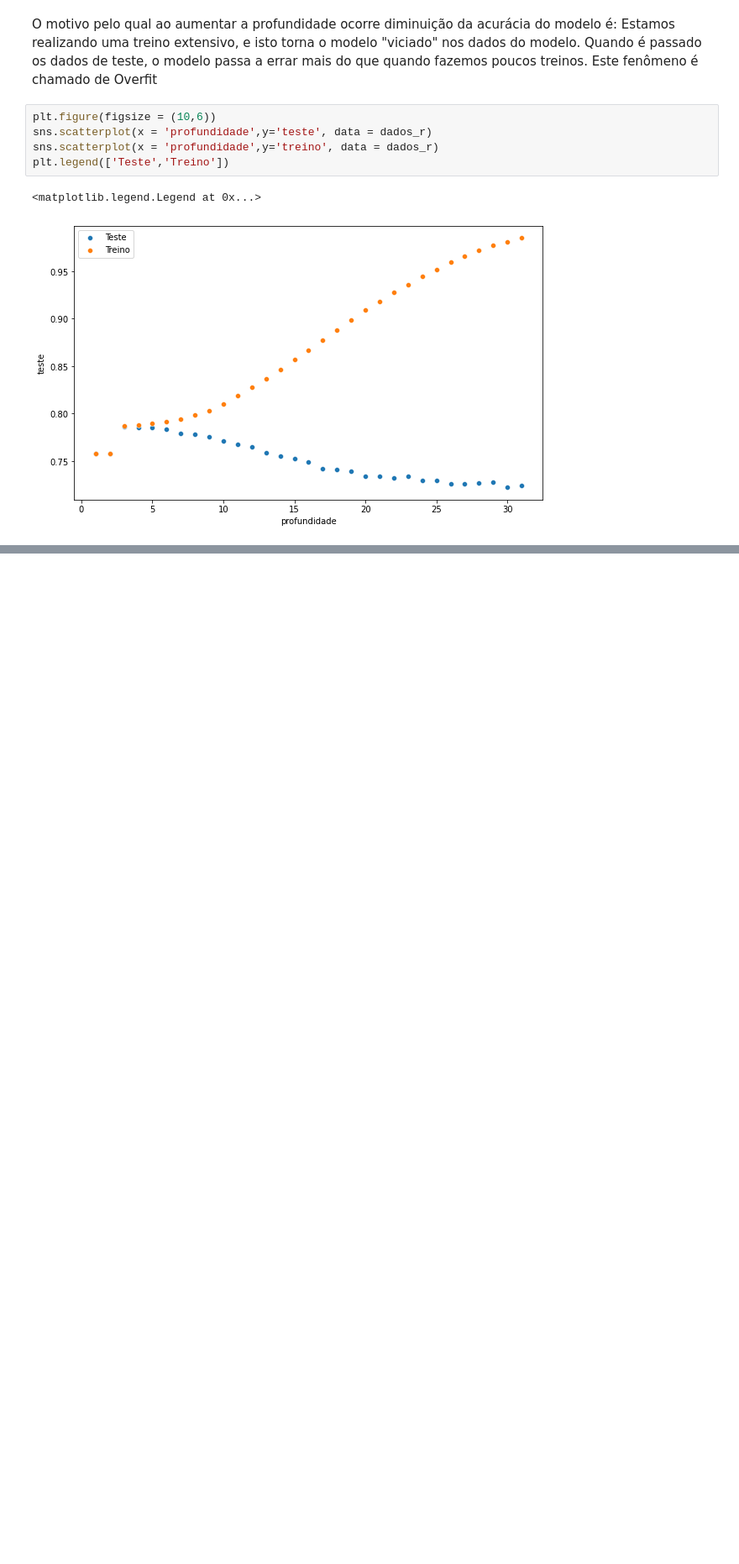
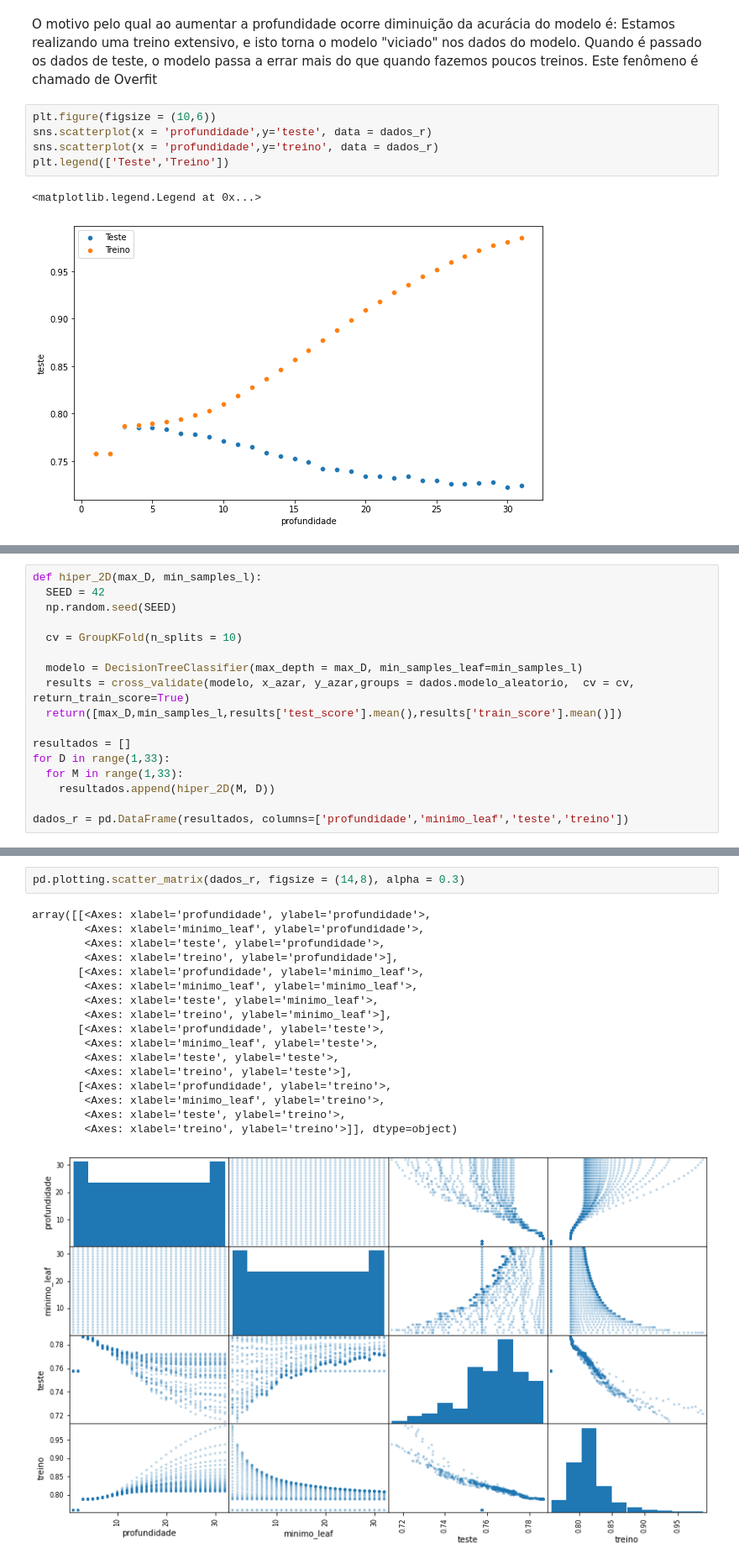
Before and after one commit to KaueAbbe/Projeto-Estude_Python, a Jupyter notebook: Estude Machine Learning/Validar Modelos/ValidarModelos.ipynb, the cells around one changed output, grey strips where cells are left out. Shown at 84% size. Drawn from its saved outputs; the diff is of its cells as text; blank space fills up the shorter version.

Commit message:
Atualizacao em Hiperparamentro

```diff
--- a/Estude Machine Learning/Validar Modelos/ValidarModelos.ipynb
+++ b/Estude Machine Learning/Validar Modelos/ValidarModelos.ipynb
@@ -474,0 +477,17 @@ plt.legend(['Teste','Treino'])
+# %%
+def hiper_2D(max_D, min_samples_l):
+  SEED = 42
+  np.random.seed(SEED)
+
+  cv = GroupKFold(n_splits = 10)
+
+  modelo = DecisionTreeClassifier(max_depth = max_D, min_samples_leaf=min_samples_l)
+  results = cross_validate(modelo, x_azar, y_azar,groups = dados.modelo_aleatorio,  cv = cv, return_train_score=True)
+  return([max_D,min_samples_l,results['test_score'].mean(),results['train_score'].mean()])
+
+resultados = []
+for D in range(1,33):
+  for M in range(1,33):
+    resultados.append(hiper_2D(M, D))
+
+dados_r = pd.DataFrame(resultados, columns=['profundidade','minimo_leaf','teste','treino'])
@@ -474,0 +511,20 @@ plt.legend(['Teste','Treino'])
+# %%
+pd.plotting.scatter_matrix(dados_r, figsize = (14,8), alpha = 0.3)
+# %% [output]
+array([[<Axes: xlabel='profundidade', ylabel='profundidade'>,
+        <Axes: xlabel='minimo_leaf', ylabel='profundidade'>,
+        <Axes: xlabel='teste', ylabel='profundidade'>,
+        <Axes: xlabel='treino', ylabel='profundidade'>],
+       [<Axes: xlabel='profundidade', ylabel='minimo_leaf'>,
+        <Axes: xlabel='minimo_leaf', ylabel='minimo_leaf'>,
+        <Axes: xlabel='teste', ylabel='minimo_leaf'>,
+        <Axes: xlabel='treino', ylabel='minimo_leaf'>],
+       [<Axes: xlabel='profundidade', ylabel='teste'>,
+        <Axes: xlabel='minimo_leaf', ylabel='teste'>,
+        <Axes: xlabel='teste', ylabel='teste'>,
+        <Axes: xlabel='treino', ylabel='teste'>],
+       [<Axes: xlabel='profundidade', ylabel='treino'>,
+        <Axes: xlabel='minimo_leaf', ylabel='treino'>,
+        <Axes: xlabel='teste', ylabel='treino'>,
+        <Axes: xlabel='treino', ylabel='treino'>]], dtype=object)
+[figure, added]
```
Also changed, not shown: parts of 5 cells of this notebook.
